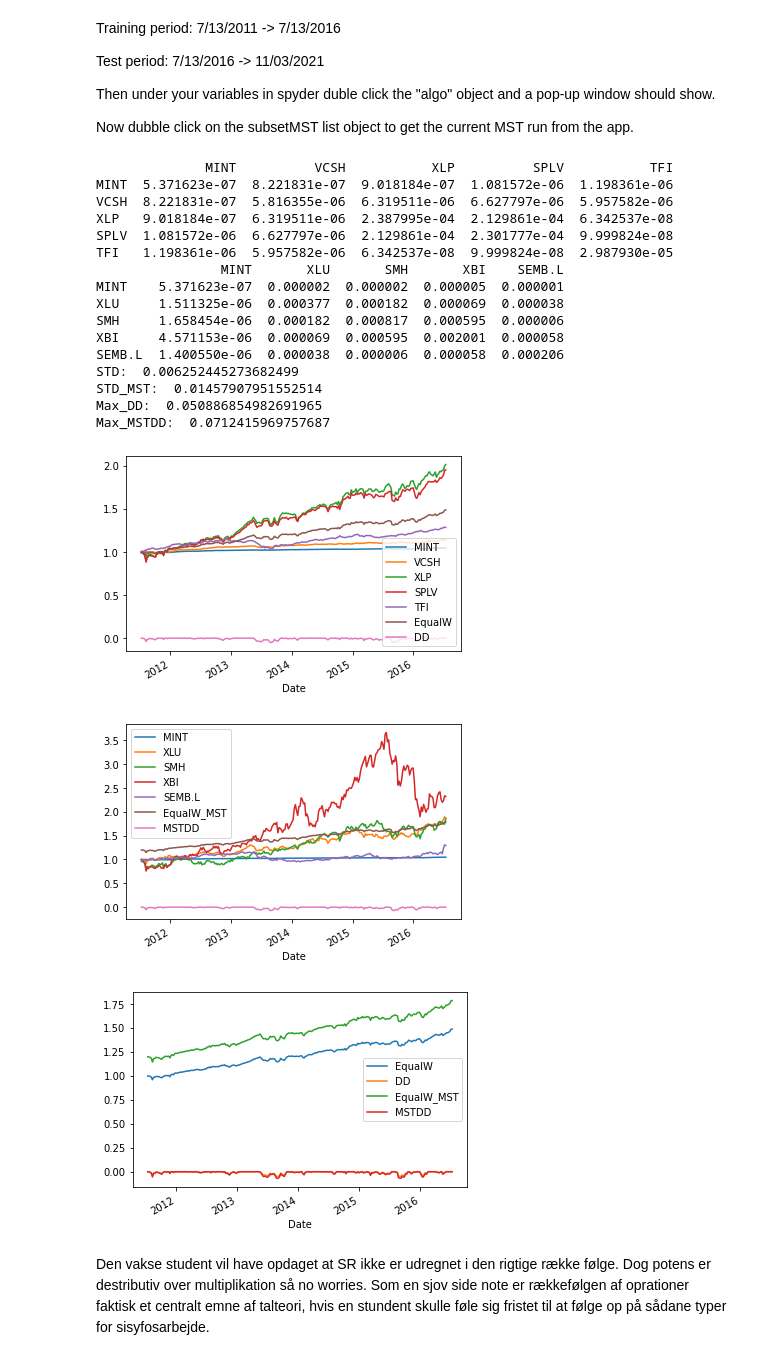
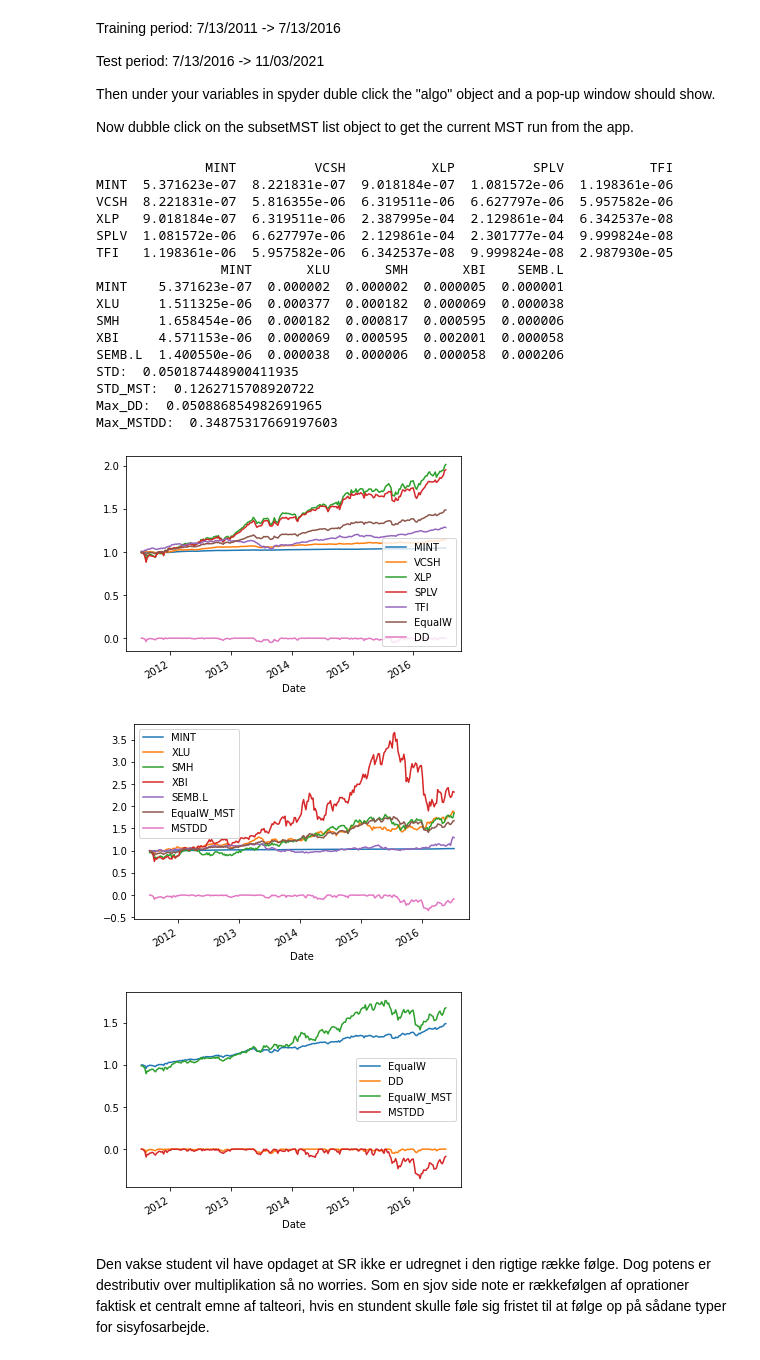
Before and after one commit to EdinMahmutovic/IntroToFE, a Jupyter notebook: NEXT WEEK/WeekNEXT.ipynb, the cells around one changed output. Cells and saved outputs as stored; diff of their text form; code cells hidden in the pictures.

```diff
--- a/NEXT WEEK/WeekNEXT.ipynb
+++ b/NEXT WEEK/WeekNEXT.ipynb
@@ -27,46 +27,46 @@ SR_ass_earn["DD"]=SR_ass_earn["EqualW"]-SR_ass_earn["EqualW"].cummax()
 #SR_MDD = max(DD)
 #print(SR_MDD)
 SR_ass_earn.plot()
-STD = (dat[SR[:5].index].sum(axis=1)/5).std()
+STD = SR_ass_earn["EqualW"].pct_change().std()*52**0.5
 #Strategi 2
 dat = pd.read_excel("/content/MST_data.xlsx",index_col=0)
 SR = ((dat+1).pow(52/257).product()-1)/dat.std()/52**0.5
 SR=SR.sort_values(ascending=False)
 SR=SR.iloc[0:5]
 SRMSTCOV=dat[SR.index].cov()
 SRMST_ass_earn=(dat[SR.index]+1).cumprod()
-SRMST_ass_earn["EqualW_MST"] = SR_ass_earn.sum(axis=1)/5
+SRMST_ass_earn["EqualW_MST"] = SRMST_ass_earn.sum(axis=1)/5
 SRMST_ass_earn["MSTDD"]=SRMST_ass_earn["EqualW_MST"]-SRMST_ass_earn["EqualW_MST"].cummax()
 SRMST_ass_earn.plot()
-STDMST = (dat[SR[:5].index].sum(axis=1)/5).std()
+STDMST = SRMST_ass_earn["EqualW_MST"].pct_change().std()*52**0.5
 #Sammenlign
 pd.concat([SR_ass_earn[["EqualW","DD"]],SRMST_ass_earn[["EqualW_MST","MSTDD"]]],axis=1).plot()
 print(SRCOV)
 print(SRMSTCOV)
 print("STD: ",STD)
 print("STD_MST: ",STDMST)
 print("Max_DD: ", -min(SR_ass_earn["DD"]))
 print("Max_MSTDD: ", -min(SRMST_ass_earn["MSTDD"]))
 # %% [output]
               MINT          VCSH           XLP          SPLV           TFI
 MINT  5.371623e-07  8.221831e-07  9.018184e-07  1.081572e-06  1.198361e-06
 VCSH  8.221831e-07  5.816355e-06  6.319511e-06  6.627797e-06  5.957582e-06
 XLP   9.018184e-07  6.319511e-06  2.387995e-04  2.129861e-04  6.342537e-08
 SPLV  1.081572e-06  6.627797e-06  2.129861e-04  2.301777e-04  9.999824e-08
 TFI   1.198361e-06  5.957582e-06  6.342537e-08  9.999824e-08  2.987930e-05
                 MINT       XLU       SMH       XBI    SEMB.L
 MINT    5.371623e-07  0.000002  0.000002  0.000005  0.000001
 XLU     1.511325e-06  0.000377  0.000182  0.000069  0.000038
 SMH     1.658454e-06  0.000182  0.000817  0.000595  0.000006
 XBI     4.571153e-06  0.000069  0.000595  0.002001  0.000058
 SEMB.L  1.400550e-06  0.000038  0.000006  0.000058  0.000206
-STD:  0.006252445273682499
-STD_MST:  0.01457907951552514
+STD:  0.050187448900411935
+STD_MST:  0.1262715708920722
 Max_DD:  0.050886854982691965
-Max_MSTDD:  0.0712415969757687
+Max_MSTDD:  0.34875317669197603
 [figure]
-[figure, old version]
+[figure, new version]
-[figure, old version]
+[figure, new version]
 # %% [markdown]
 Den vakse student vil have opdaget at SR ikke er udregnet i den rigtige række følge. Dog potens er destributiv over multiplikation så no worries. Som en sjov side note er rækkefølgen af oprationer faktisk et centralt emne af talteori, hvis en stundent skulle føle sig fristet til at følge op på sådane typer for sisyfosarbejde.
 # %%
```
Also changed, not shown: parts of 1 cell of this notebook.
